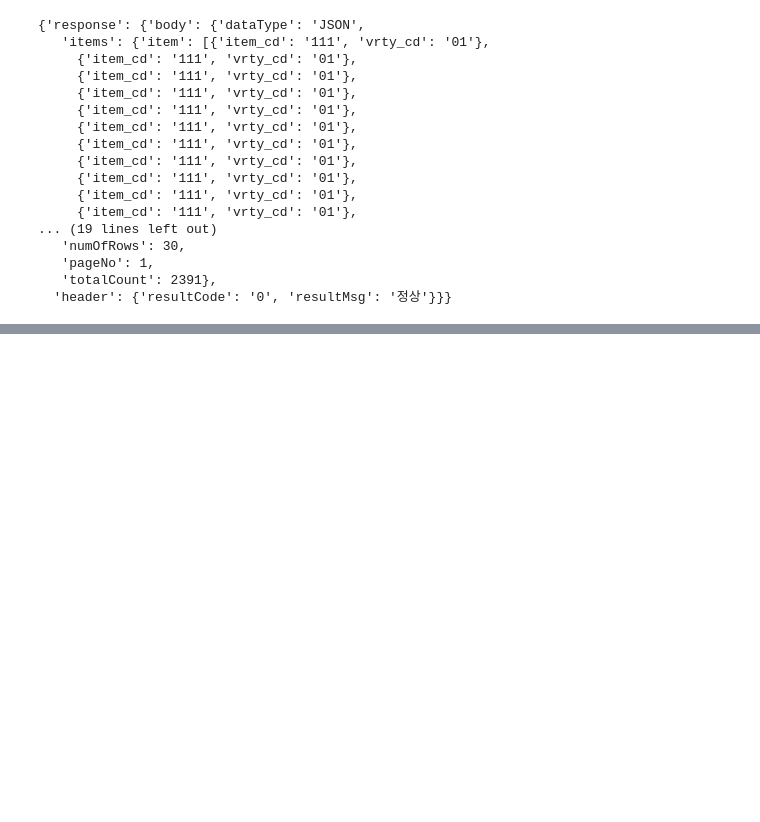
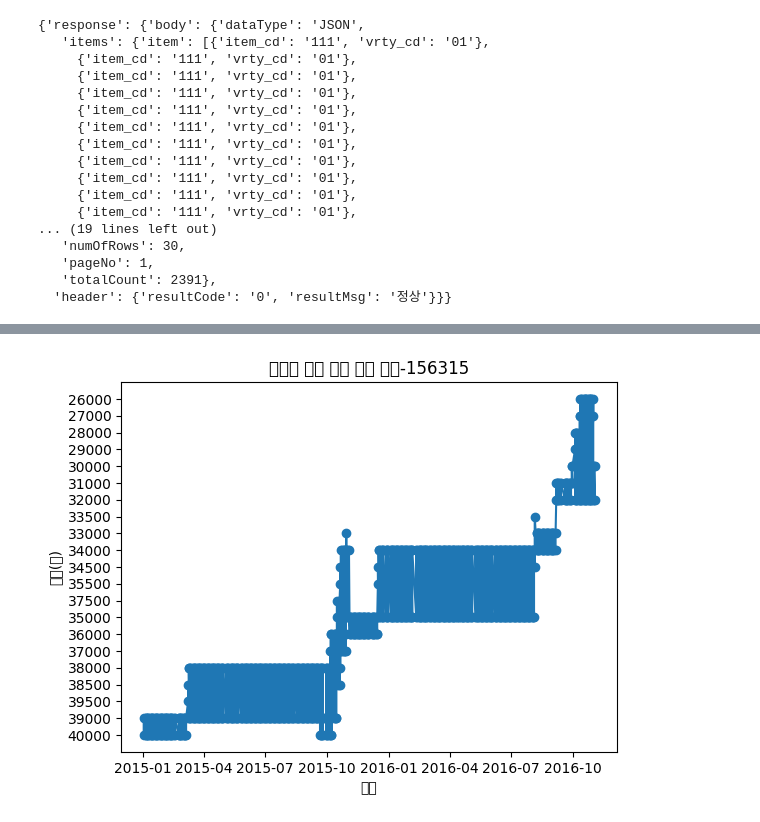
Before and after one commit to yaong0915/Data-Analysis-with-Open-Source, a Jupyter notebook: 오픈소스_데이터_분석_5강.ipynb, the cells around one changed output, grey strips where cells are left out. Saved outputs shown, nothing was run; the diff lists cells and outputs as text; code cells hidden in the pictures; blank space fills up the shorter version.

```diff
--- a/오픈소스_데이터_분석_5강.ipynb
+++ b/오픈소스_데이터_분석_5강.ipynb
@@ -272,0 +294,46 @@ df
+# %%
+import pandas as pd
+import numpy as np
+import matplotlib.pyplot as plt
+df=pd.DataFrame(data)
+
+##날짜 데이터를 수치화
+df['exmn_ymd']=pd.to_datetime(df['exmn_ymd'])
+df['year']=df['exmn_ymd'].dt.year
+df['month']=df['exmn_ymd'].dt.month
+df['day']=df['exmn_ymd'].dt.day
+
+##계절을 정렬
+df_season_map={3:'봄',4:'봄',5:'봄',6:'여름',7:'여름',8:'여름',9:'가을',10:'가을',11:'가을',12:'겨울',1:'겨울',2:'겨울'}
+df['season']=df['month'].map(df_season_map)
+
+##배추품종 분류
+df_vrty_map={'01':'봄배추','02':'여름배추','03':'가을배추','06':'월동배추'}
+df['vrty_cd']=df['vrty_cd'].map(df_vrty_map)
+df['품종']=df['vrty_cd']
+
+
+##가격을 내림차순 정렬
+df.sort_values (by='exmn_dd_prc')
+df.sort_values (by='exmn_ymd')
+
+
+
+##이름 바꾸기
+
+df_rename=df.rename(columns={'year':'년도','exmn_ymd':'날짜','exmn_dd_prc':'가격','season':'계절','vrty_cd':'품종'})
+
+selected_col=df_rename[['년도','날짜','가격','계절','품종']]
+selected_col
+
+x=df['exmn_ymd']
+y=df['exmn_dd_prc']
+
+plt.plot(x,y, marker='o',linestyle='-')
+
+plt.title('연도별 배추 평균 가격 변화-156315')
+plt.xlabel('날짜')
+plt.ylabel('가격(원)')
+plt.show()
+# %% [output]
+[figure, added]
```
Also changed, not shown: parts of 6 cells of this notebook.
